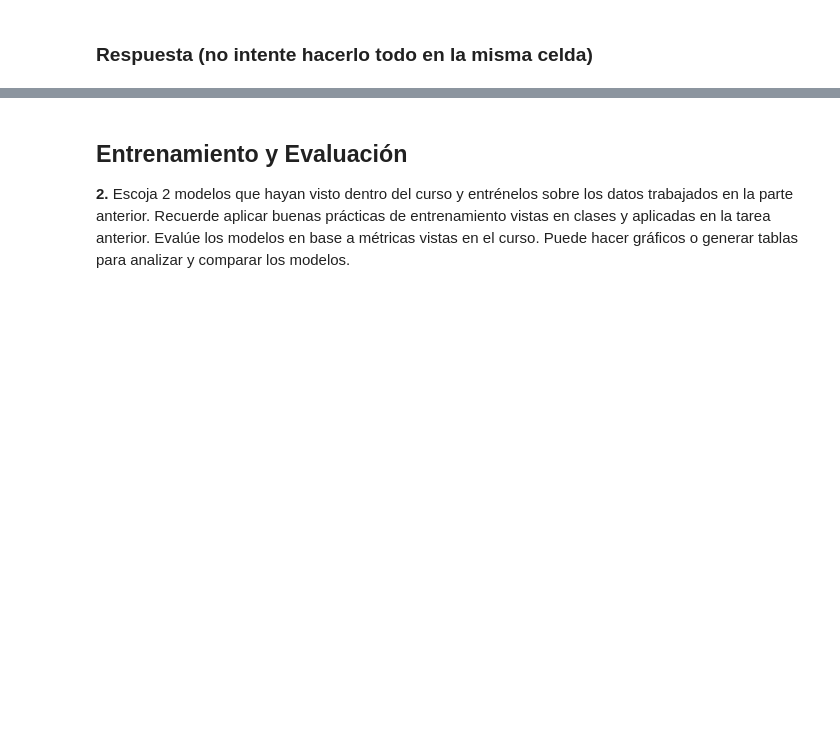
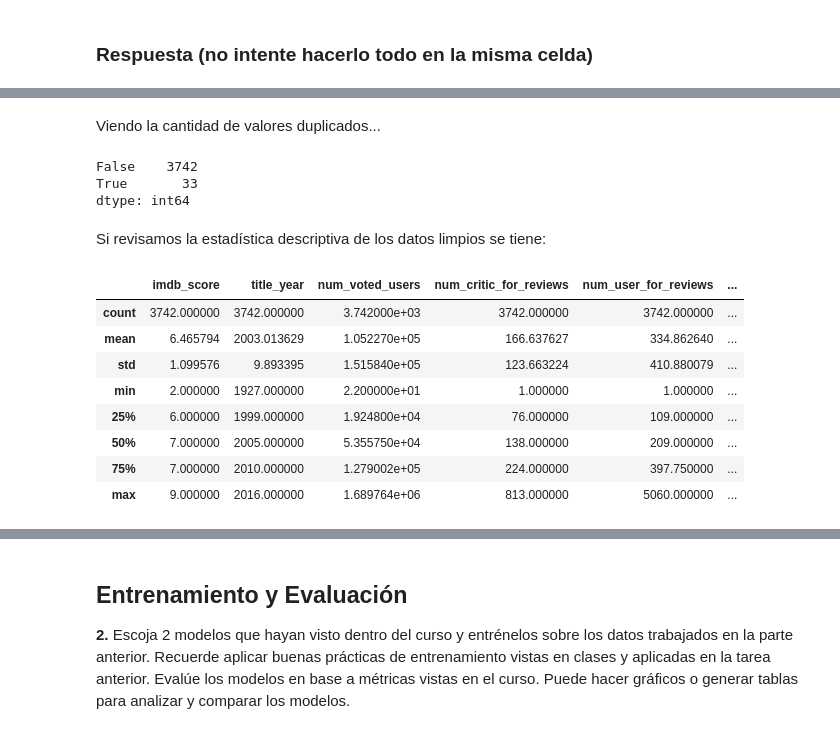
Before and after one commit to SebasUrbina/tarea3_mineria, a Jupyter notebook: Tarea 3.ipynb, the cells around one changed output, grey strips where cells are left out. Cells and saved outputs as stored; diff of their text form; code cells hidden in the pictures; blank space fills up the shorter version.

```diff
--- a/Tarea 3.ipynb
+++ b/Tarea 3.ipynb
@@ -361,0 +430,8 @@ count.to_frame().join(avg_score)
+# %% [markdown]
+Viendo la cantidad de valores duplicados...
+# %%
+movies.duplicated().value_counts()
+# %% [output]
+False    3742
+True       33
+dtype: int64
@@ -361,0 +441,14 @@ count.to_frame().join(avg_score)
+# %% [markdown]
+Si revisamos la estadística descriptiva de los datos limpios se tiene:
+# %%
+movies.describe()
+# %% [output]
+|  | imdb_score | title_year | num_voted_users | num_critic_for_reviews | num_user_for_reviews | ... |
+| count | 3742.000000 | 3742.000000 | 3.742000e+03 | 3742.000000 | 3742.000000 | ... |
+| mean | 6.465794 | 2003.013629 | 1.052270e+05 | 166.637627 | 334.862640 | ... |
+| std | 1.099576 | 9.893395 | 1.515840e+05 | 123.663224 | 410.880079 | ... |
+| min | 2.000000 | 1927.000000 | 2.200000e+01 | 1.000000 | 1.000000 | ... |
+| 25% | 6.000000 | 1999.000000 | 1.924800e+04 | 76.000000 | 109.000000 | ... |
+| 50% | 7.000000 | 2005.000000 | 5.355750e+04 | 138.000000 | 209.000000 | ... |
+| 75% | 7.000000 | 2010.000000 | 1.279002e+05 | 224.000000 | 397.750000 | ... |
+| max | 9.000000 | 2016.000000 | 1.689764e+06 | 813.000000 | 5060.000000 | ... |
```
Also changed, not shown: parts of 15 cells of this notebook.
